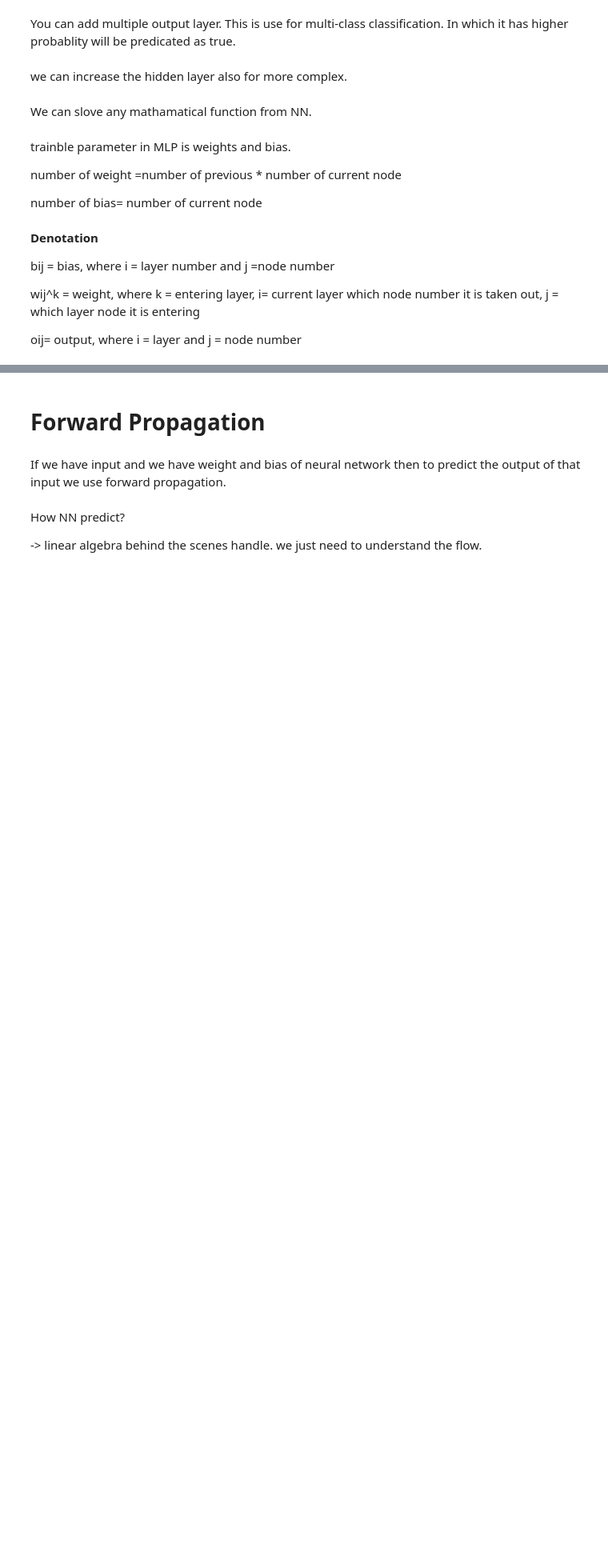
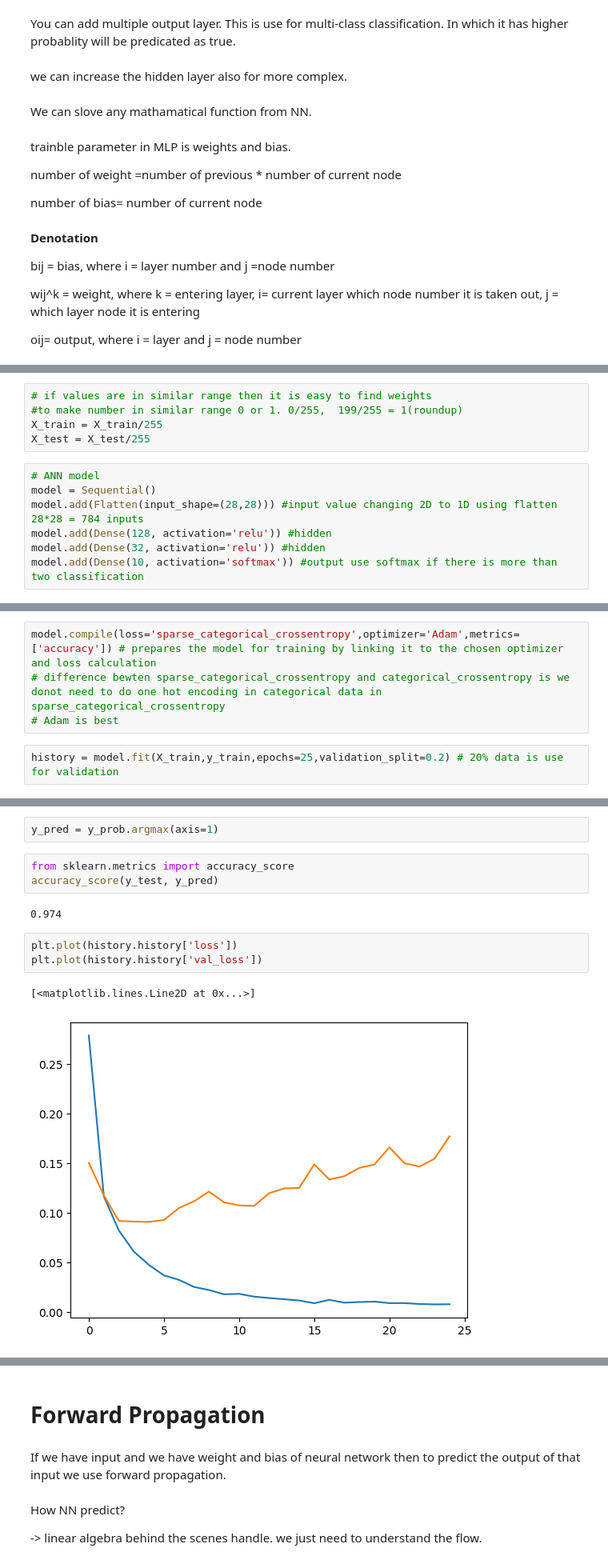
Before and after one commit to Avit-hodibu/Artificial-Neural-Network-, a Jupyter notebook: ANN.ipynb, the cells around one changed output, grey strips where cells are left out. Shown at 80% size. Saved outputs shown, nothing was run; the diff lists cells and outputs as text; blank space fills up the shorter version.

```diff
--- a/ANN.ipynb
+++ b/ANN.ipynb
@@ -573,0 +617,12 @@ oij= output, where i = layer and j = node number
+# %%
+# if values are in similar range then it is easy to find weights
+#to make number in similar range 0 or 1. 0/255,  199/255 = 1(roundup)
+X_train = X_train/255
+X_test = X_test/255
+# %%
+# ANN model
+model = Sequential()
+model.add(Flatten(input_shape=(28,28))) #input value changing 2D to 1D using flatten 28*28 = 784 inputs
+model.add(Dense(128, activation='relu')) #hidden
+model.add(Dense(32, activation='relu')) #hidden
+model.add(Dense(10, activation='softmax')) #output use softmax if there is more than two classification
@@ -573,0 +647,6 @@ oij= output, where i = layer and j = node number
+# %%
+model.compile(loss='sparse_categorical_crossentropy',optimizer='Adam',metrics=['accuracy']) # prepares the model for training by linking it to the chosen optimizer and loss calculation
+# difference bewten sparse_categorical_crossentropy and categorical_crossentropy is we donot need to do one hot encoding in categorical data in sparse_categorical_crossentropy
+# Adam is best
+# %%
+history = model.fit(X_train,y_train,epochs=25,validation_split=0.2) # 20% data is use for validation
@@ -573,0 +675,13 @@ oij= output, where i = layer and j = node number
+# %%
+y_pred = y_prob.argmax(axis=1)
+# %%
+from sklearn.metrics import accuracy_score
+accuracy_score(y_test, y_pred)
+# %% [output]
+0.974
+# %%
+plt.plot(history.history['loss'])
+plt.plot(history.history['val_loss'])
+# %% [output]
+[<matplotlib.lines.Line2D at 0x...>]
+[figure, added]
```
Also changed, not shown: parts of 18 cells of this notebook.
